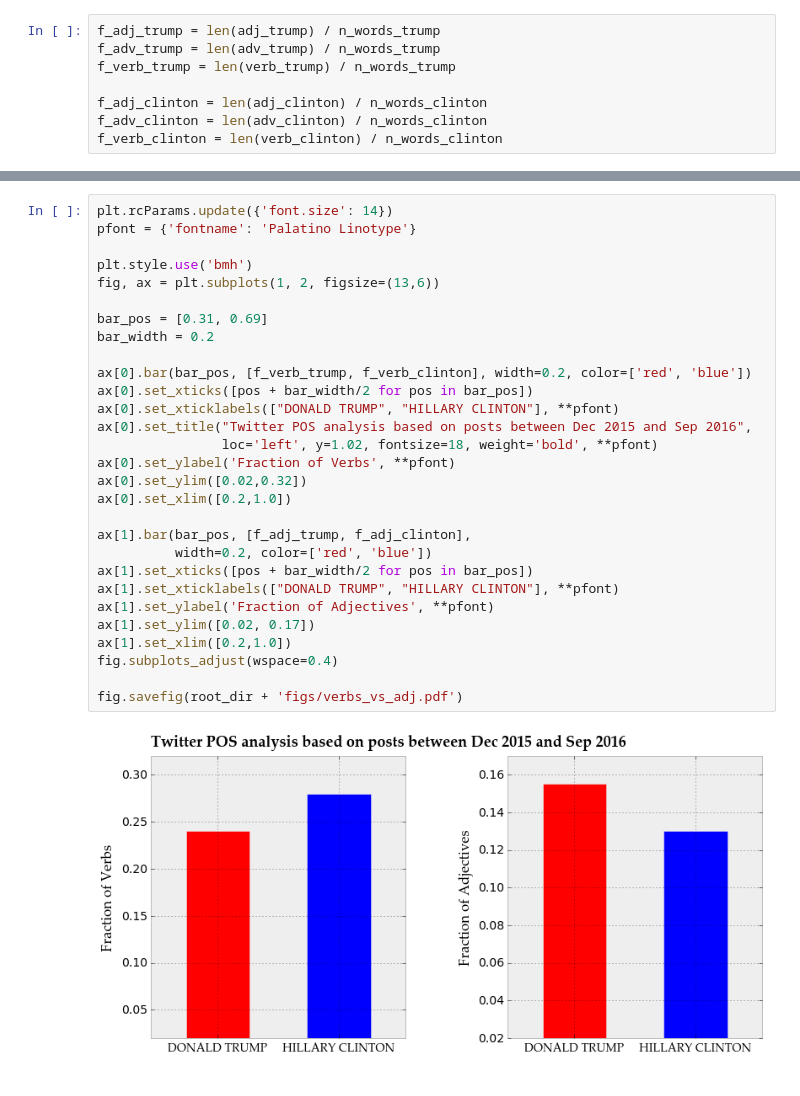
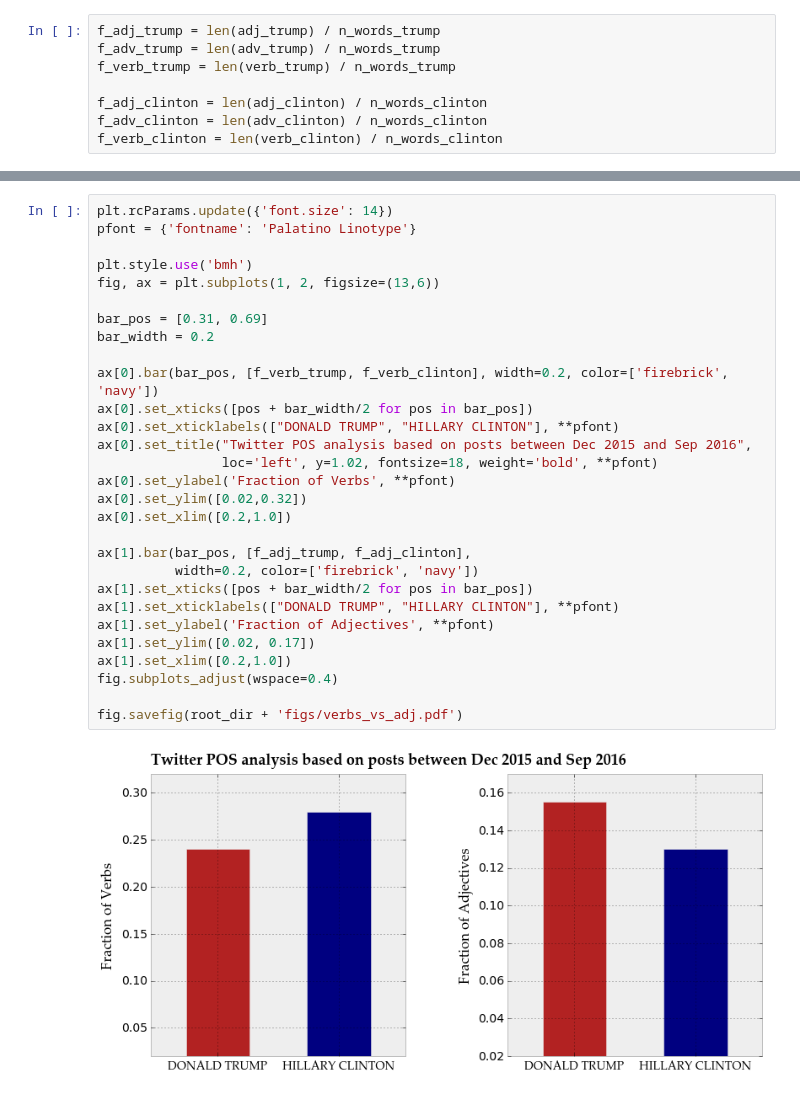
Before and after one commit to gogrean/elect2016, a Jupyter notebook: code/Trumpgeschwätz -- Emotion vs Reason.ipynb, the cells around one changed output, grey strips where cells are left out. Drawn from its saved outputs; the diff is of its cells as text.

```diff
--- a/code/Trumpgeschwätz -- Emotion vs Reason.ipynb
+++ b/code/Trumpgeschwätz -- Emotion vs Reason.ipynb
@@ -356,31 +356,31 @@ fig.savefig(root_dir + 'figs/verbs_vs_adj_adv.pdf')
 # %%
 plt.rcParams.update({'font.size': 14})
 pfont = {'fontname': 'Palatino Linotype'}
 
 plt.style.use('bmh')
 fig, ax = plt.subplots(1, 2, figsize=(13,6))
 
 bar_pos = [0.31, 0.69]
 bar_width = 0.2
 
-ax[0].bar(bar_pos, [f_verb_trump, f_verb_clinton], width=0.2, color=['red', 'blue'])
+ax[0].bar(bar_pos, [f_verb_trump, f_verb_clinton], width=0.2, color=['firebrick', 'navy'])
 ax[0].set_xticks([pos + bar_width/2 for pos in bar_pos])
 ax[0].set_xticklabels(["DONALD TRUMP", "HILLARY CLINTON"], **pfont)
 ax[0].set_title("Twitter POS analysis based on posts between Dec 2015 and Sep 2016",
                 loc='left', y=1.02, fontsize=18, weight='bold', **pfont)
 ax[0].set_ylabel('Fraction of Verbs', **pfont)
 ax[0].set_ylim([0.02,0.32])
 ax[0].set_xlim([0.2,1.0])
 
 ax[1].bar(bar_pos, [f_adj_trump, f_adj_clinton],
-          width=0.2, color=['red', 'blue'])
+          width=0.2, color=['firebrick', 'navy'])
 ax[1].set_xticks([pos + bar_width/2 for pos in bar_pos])
 ax[1].set_xticklabels(["DONALD TRUMP", "HILLARY CLINTON"], **pfont)
 ax[1].set_ylabel('Fraction of Adjectives', **pfont)
 ax[1].set_ylim([0.02, 0.17])
 ax[1].set_xlim([0.2,1.0])
 fig.subplots_adjust(wspace=0.4)
 
 fig.savefig(root_dir + 'figs/verbs_vs_adj.pdf')
 # %% [output]
-[figure, old version]
+[figure, new version]
```
Also changed, not shown: parts of 2 cells of this notebook, 4 other files.
